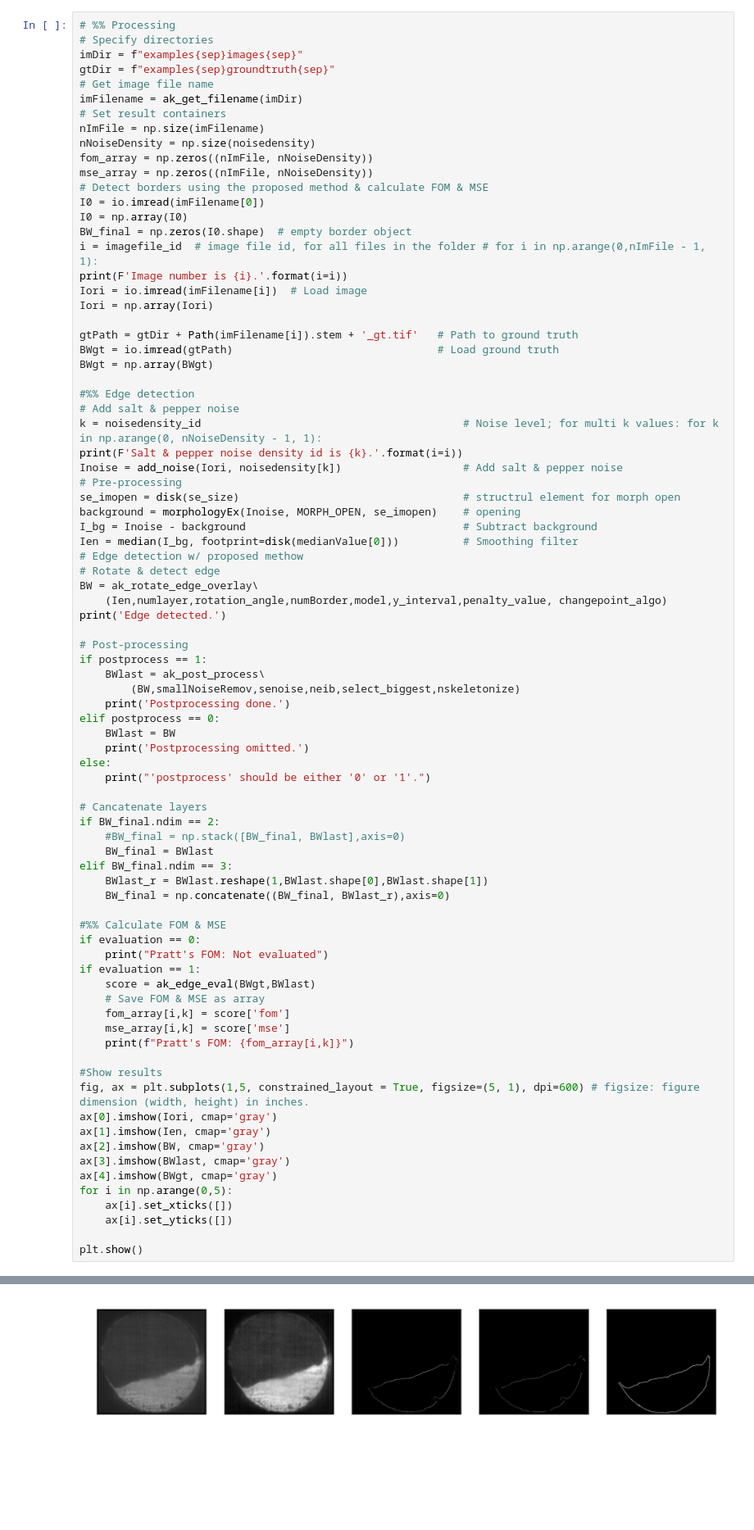
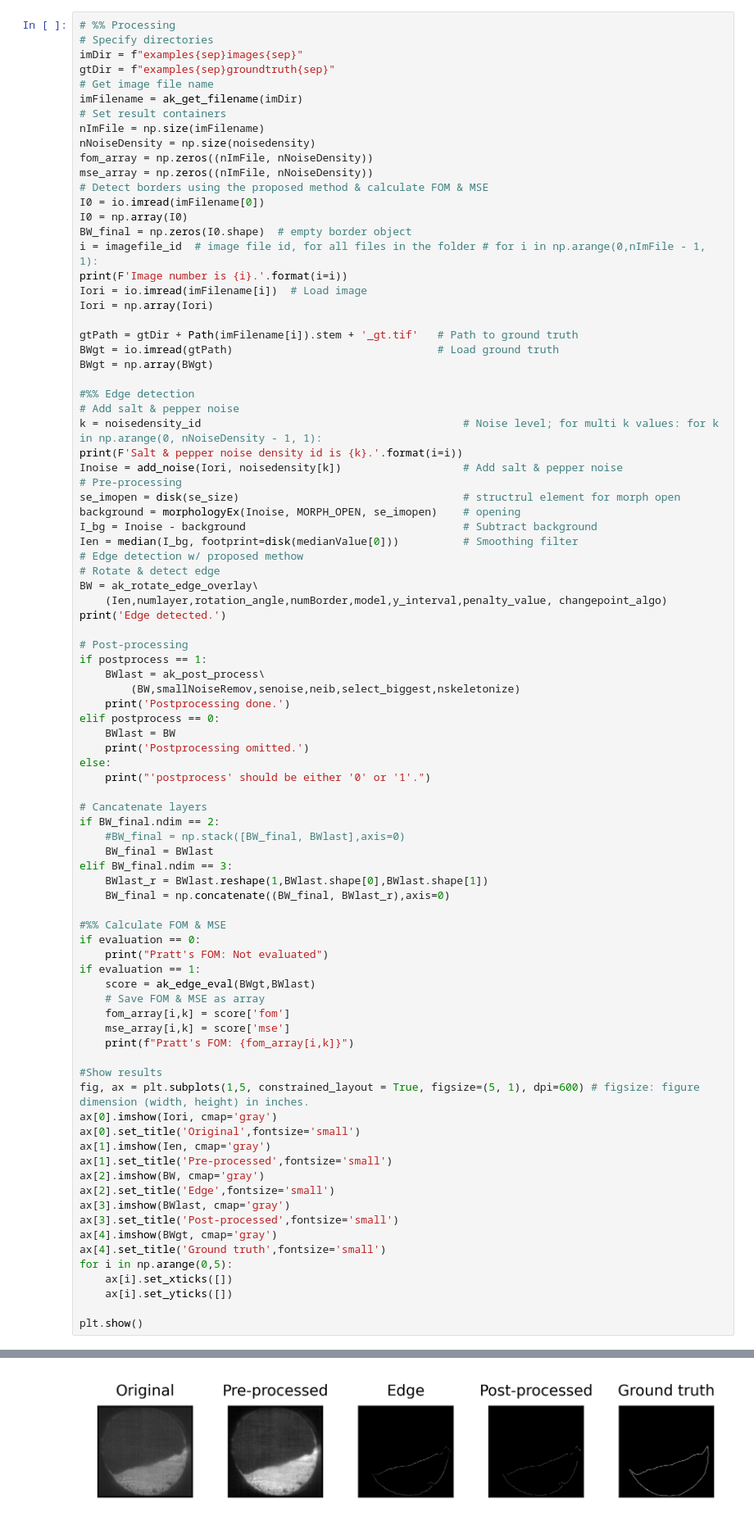
Before and after one commit to konkon8/edge_python, a Jupyter notebook: pipeline.ipynb, the cells around one changed output, grey strips where cells are left out. Shown at 82% size. Saved outputs shown, nothing was run; the diff lists cells and outputs as text; blank space fills up the shorter version.

```diff
--- a/pipeline.ipynb
+++ b/pipeline.ipynb
@@ -115,10 +115,15 @@ if evaluation == 1:
 #Show results
 fig, ax = plt.subplots(1,5, constrained_layout = True, figsize=(5, 1), dpi=600) # figsize: figure dimension (width, height) in inches.
 ax[0].imshow(Iori, cmap='gray')
+ax[0].set_title('Original',fontsize='small')
 ax[1].imshow(Ien, cmap='gray')
+ax[1].set_title('Pre-processed',fontsize='small')
 ax[2].imshow(BW, cmap='gray')
+ax[2].set_title('Edge',fontsize='small')
 ax[3].imshow(BWlast, cmap='gray')
+ax[3].set_title('Post-processed',fontsize='small')
 ax[4].imshow(BWgt, cmap='gray')
+ax[4].set_title('Ground truth',fontsize='small')
 for i in np.arange(0,5):
     ax[i].set_xticks([])
     ax[i].set_yticks([])
@@ -133 +138 @@ Pratt's FOM: 55.114619289758934
-[figure, old version]
+[figure, new version]
```
Also changed, not shown: parts of 1 cell of this notebook, 1 other file.
